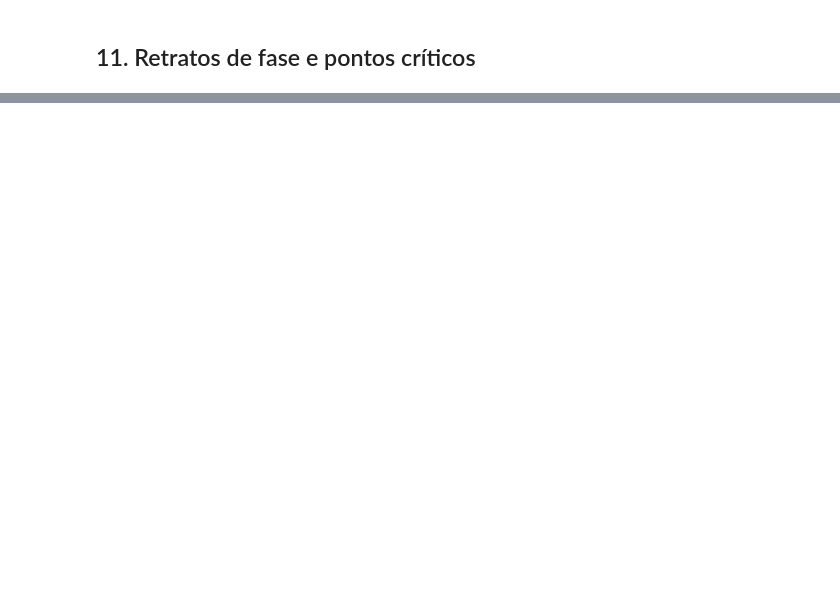
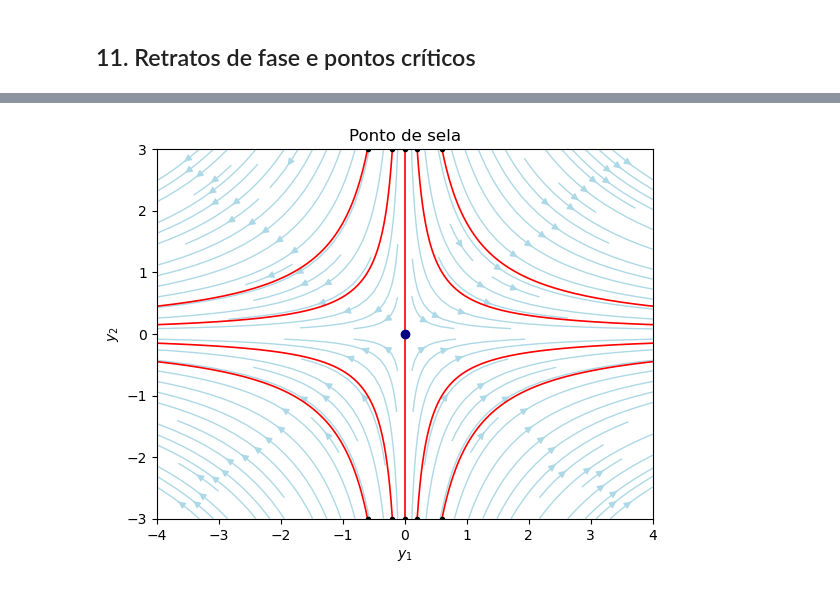
Before and after one commit to tiagoburiol/MatComp_III, a Jupyter notebook: Notebook 11 - Retratos de fase e pontos críticos/11_retratos_de_fase_pontos_criticos.ipynb, the cells around one changed output, grey strips where cells are left out. Saved outputs shown, nothing was run; the diff lists cells and outputs as text; code cells hidden in the pictures; blank space fills up the shorter version.

```diff
--- a/Notebook 11 - Retratos de fase e pontos críticos/11_retratos_de_fase_pontos_criticos.ipynb
+++ b/Notebook 11 - Retratos de fase e pontos críticos/11_retratos_de_fase_pontos_criticos.ipynb
@@ -280,0 +115,7 @@ BRANNAN, James R.; BOYCE, William E. Equações Diferenciais uma Introdução a
+# %%
+iniciais = [(0.2, 3), (-0.2, 3), (0.2, -3), (-0.2, -3), (0.6, 3), (-0.6, -3), (0.6, -3), (-0.6, 3), (0, 3), (0, -3)]
+retrato_de_fase([[1, 0], [0, -1]], iniciais=iniciais)
+plt.title('Ponto de sela')
+plt.show()
+# %% [output]
+[figure, added]
```
Also changed, not shown: parts of 66 cells of this notebook, 1 other file.
